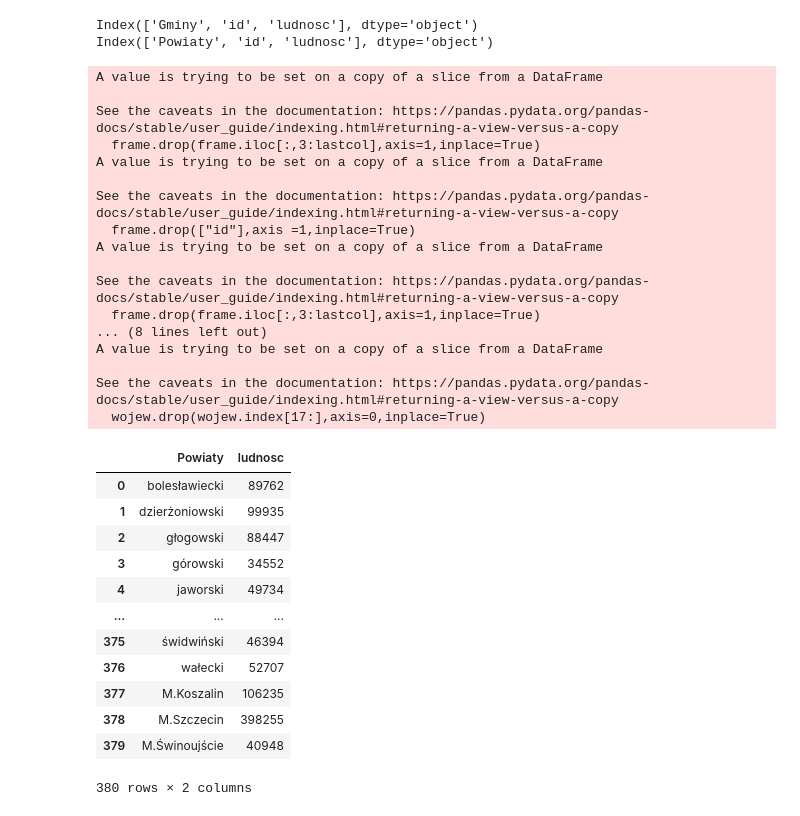
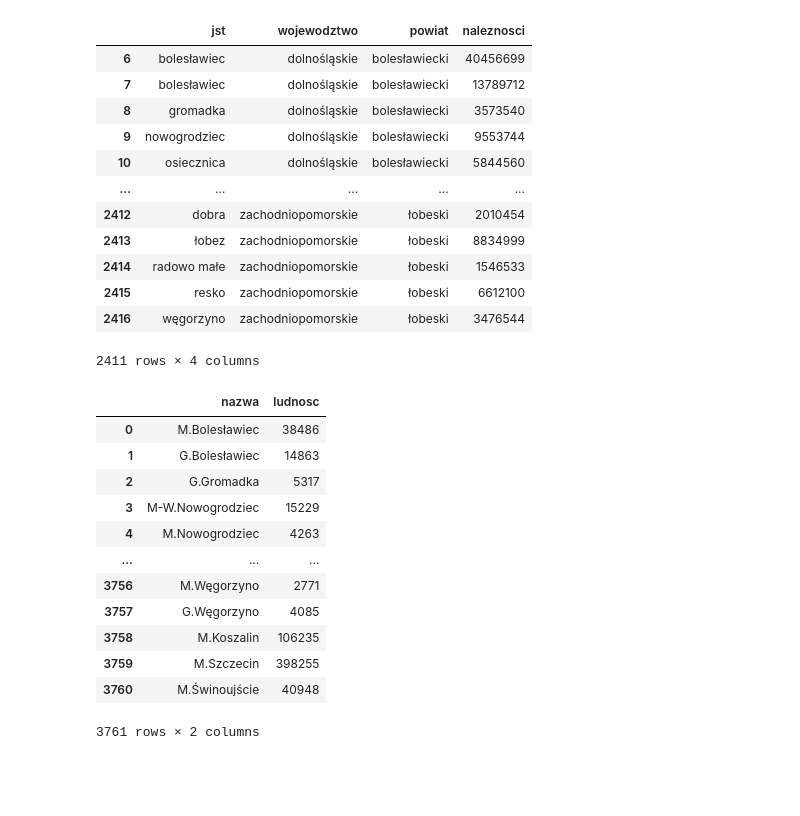
Before and after one commit to RabDou44/NYPD-finalAssignment, a Jupyter notebook: test.ipynb, the cells around one changed output. Drawn from its saved outputs; the diff is of its cells as text; code cells hidden in the pictures; blank space fills up the shorter version.

```diff
--- a/test.ipynb
+++ b/test.ipynb
@@ -63,39 +76,39 @@ dict_items([('Gminy',       wk  pk  gk gt           jst         wojewodztwo
+# %%
+gminy = pit2020.data["Gminy"]
+gminy[gminy['jst'].str.contains("wał")]
+gminy
+# %% [output]
+|  | jst | wojewodztwo | powiat | naleznosci |
+| 6 | bolesławiec | dolnośląskie | bolesławiecki | 40456699 |
+| 7 | bolesławiec | dolnośląskie | bolesławiecki | 13789712 |
+| 8 | gromadka | dolnośląskie | bolesławiecki | 3573540 |
+| 9 | nowogrodziec | dolnośląskie | bolesławiecki | 9553744 |
+| 10 | osiecznica | dolnośląskie | bolesławiecki | 5844560 |
+| ... | ... | ... | ... | ... |
+| 2412 | dobra | zachodniopomorskie | łobeski | 2010454 |
+| 2413 | łobez | zachodniopomorskie | łobeski | 8834999 |
+| 2414 | radowo małe | zachodniopomorskie | łobeski | 1546533 |
+| 2415 | resko | zachodniopomorskie | łobeski | 6612100 |
+| 2416 | węgorzyno | zachodniopomorskie | łobeski | 3476544 |
+2411 rows × 4 columns
 # %%
 # testowanie ludosc
 # calculate per population
-from population import *
+import pandas as pd
+from Pitmodule.population import PopulationFrame
 populacje2020 = PopulationFrame()
-populacje2020.data["Powiaty"]
+populacje2020.data["Gminy"]
 # %% [output]
+|  | nazwa | ludnosc |
+| 0 | M.Bolesławiec | 38486 |
+| 1 | G.Bolesławiec | 14863 |
+| 2 | G.Gromadka | 5317 |
+| 3 | M-W.Nowogrodziec | 15229 |
+| 4 | M.Nowogrodziec | 4263 |
+| ... | ... | ... |
+| 3756 | M.Węgorzyno | 2771 |
+| 3757 | G.Węgorzyno | 4085 |
+| 3758 | M.Koszalin | 106235 |
+| 3759 | M.Szczecin | 398255 |
+| 3760 | M.Świnoujście | 40948 |
-Index(['Gminy', 'id', 'ludnosc'], dtype='object')
-Index(['Powiaty', 'id', 'ludnosc'], dtype='object')
+3761 rows × 2 columns
-A value is trying to be set on a copy of a slice from a DataFrame
-
-See the caveats in the documentation: https://pandas.pydata.org/pandas-docs/stable/user_guide/indexing.html#returning-a-view-versus-a-copy
-  frame.drop(frame.iloc[:,3:lastcol],axis=1,inplace=True)
-A value is trying to be set on a copy of a slice from a DataFrame
-
-See the caveats in the documentation: https://pandas.pydata.org/pandas-docs/stable/user_guide/indexing.html#returning-a-view-versus-a-copy
-  frame.drop(["id"],axis =1,inplace=True)
-A value is trying to be set on a copy of a slice from a DataFrame
-
-See the caveats in the documentation: https://pandas.pydata.org/pandas-docs/stable/user_guide/indexing.html#returning-a-view-versus-a-copy
-  frame.drop(frame.iloc[:,3:lastcol],axis=1,inplace=True)
-... (8 lines left out)
-A value is trying to be set on a copy of a slice from a DataFrame
-
-See the caveats in the documentation: https://pandas.pydata.org/pandas-docs/stable/user_guide/indexing.html#returning-a-view-versus-a-copy
-  wojew.drop(wojew.index[17:],axis=0,inplace=True)
-|  | Powiaty | ludnosc |
-| 0 | bolesławiecki | 89762 |
-| 1 | dzierżoniowski | 99935 |
-| 2 | głogowski | 88447 |
-| 3 | górowski | 34552 |
-| 4 | jaworski | 49734 |
-| ... | ... | ... |
-| 375 | świdwiński | 46394 |
-| 376 | wałecki | 52707 |
-| 377 | M.Koszalin | 106235 |
-| 378 | M.Szczecin | 398255 |
-| 379 | M.Świnoujście | 40948 |
-380 rows × 2 columns
```
Also changed, not shown: parts of 13 cells of this notebook, 8 other files.
